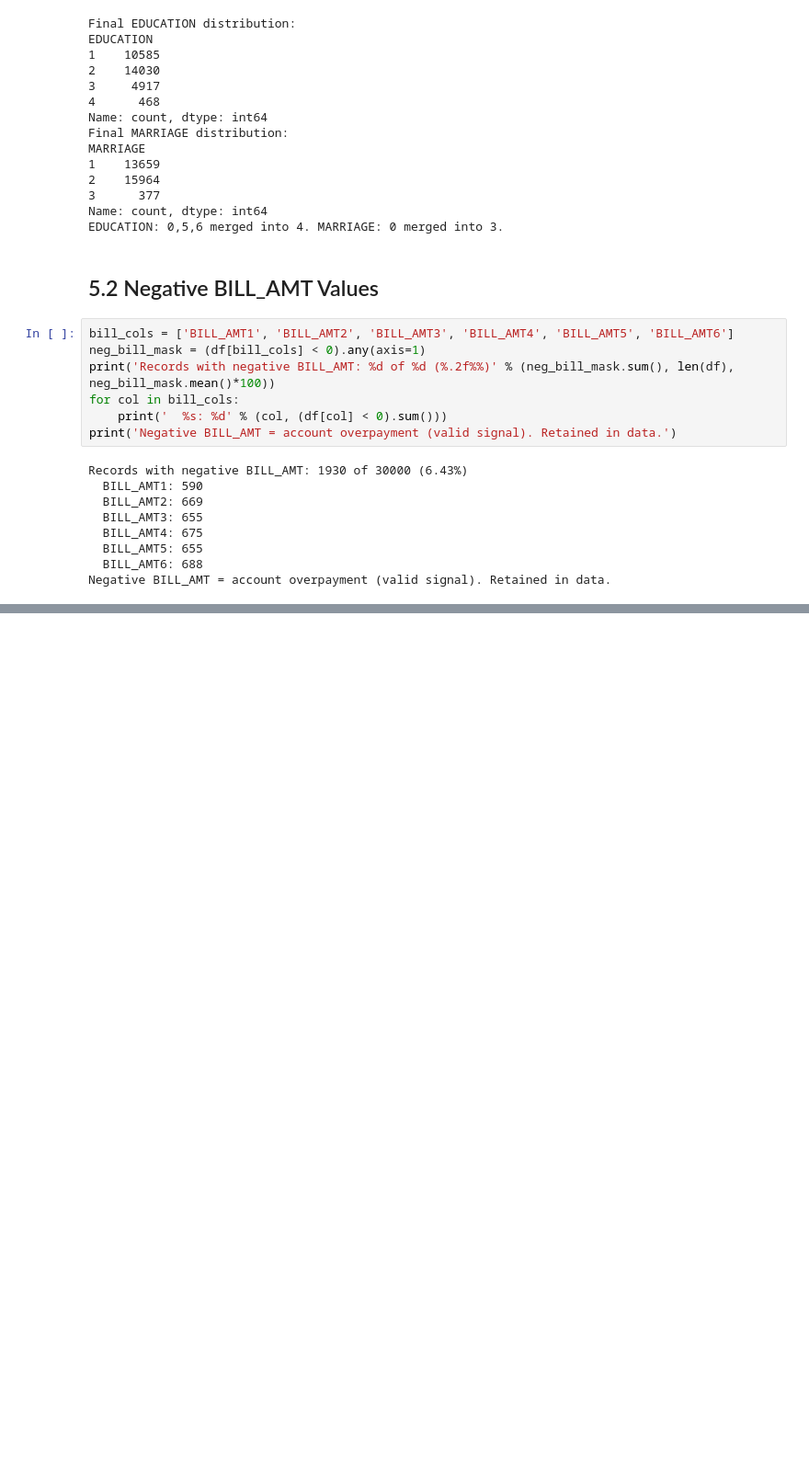
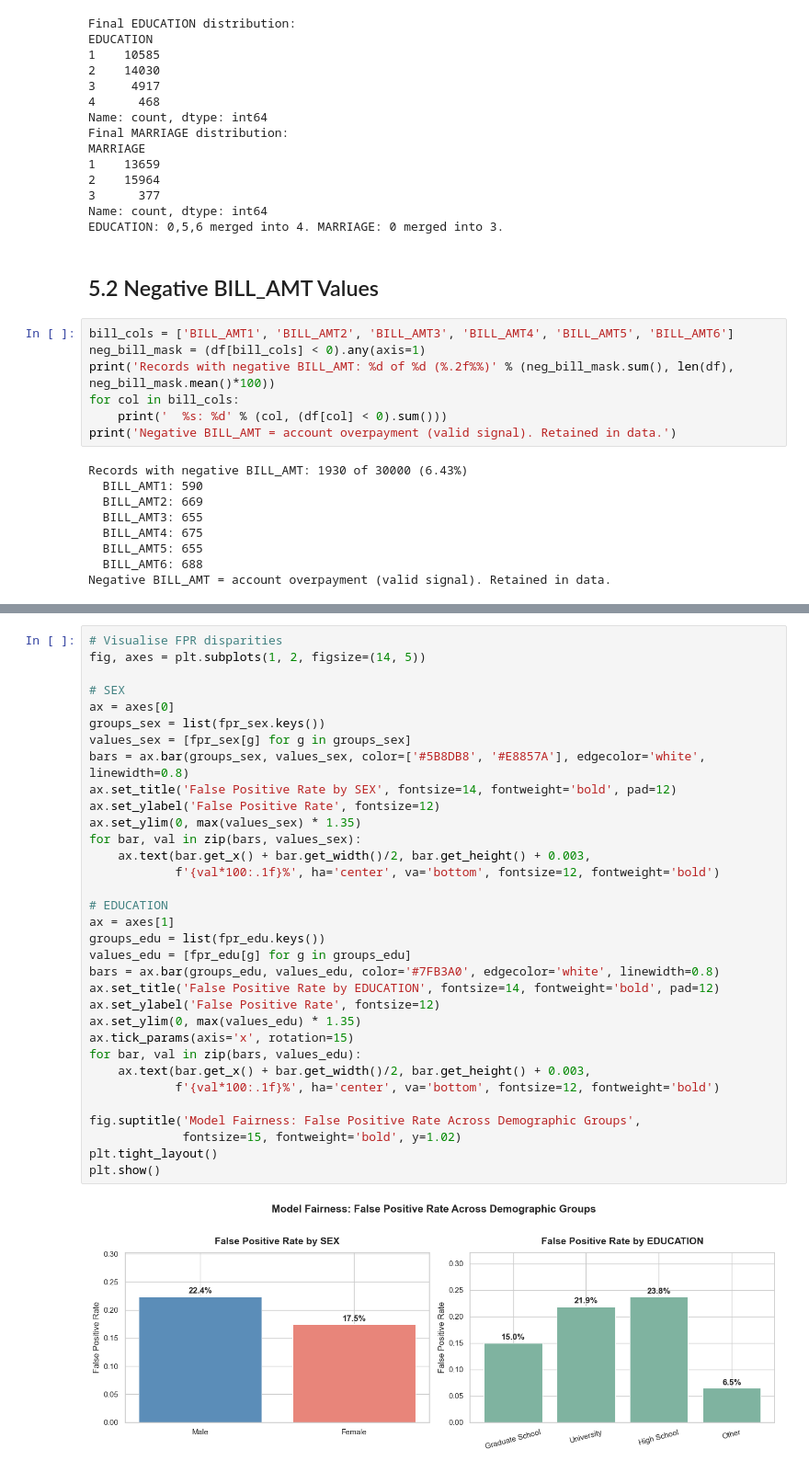
Before and after one commit to Mohd-Saifuddin22/Vitto-analytics, a Jupyter notebook: credit_default_analysis.ipynb, the cells around one changed output, grey strips where cells are left out. Shown at 92% size. Saved outputs shown, nothing was run; the diff lists cells and outputs as text; blank space fills up the shorter version.

```diff
--- a/credit_default_analysis.ipynb
+++ b/credit_default_analysis.ipynb
@@ -610,0 +677,35 @@ Negative BILL_AMT = account overpayment (valid signal). Retained in data.
+# %%
+# Visualise FPR disparities
+fig, axes = plt.subplots(1, 2, figsize=(14, 5))
+
+# SEX
+ax = axes[0]
+groups_sex = list(fpr_sex.keys())
+values_sex = [fpr_sex[g] for g in groups_sex]
+bars = ax.bar(groups_sex, values_sex, color=['#5B8DB8', '#E8857A'], edgecolor='white', linewidth=0.8)
+ax.set_title('False Positive Rate by SEX', fontsize=14, fontweight='bold', pad=12)
+ax.set_ylabel('False Positive Rate', fontsize=12)
+ax.set_ylim(0, max(values_sex) * 1.35)
+for bar, val in zip(bars, values_sex):
+    ax.text(bar.get_x() + bar.get_width()/2, bar.get_height() + 0.003,
+            f'{val*100:.1f}%', ha='center', va='bottom', fontsize=12, fontweight='bold')
+
+# EDUCATION
+ax = axes[1]
+groups_edu = list(fpr_edu.keys())
+values_edu = [fpr_edu[g] for g in groups_edu]
+bars = ax.bar(groups_edu, values_edu, color='#7FB3A0', edgecolor='white', linewidth=0.8)
+ax.set_title('False Positive Rate by EDUCATION', fontsize=14, fontweight='bold', pad=12)
+ax.set_ylabel('False Positive Rate', fontsize=12)
+ax.set_ylim(0, max(values_edu) * 1.35)
+ax.tick_params(axis='x', rotation=15)
+for bar, val in zip(bars, values_edu):
+    ax.text(bar.get_x() + bar.get_width()/2, bar.get_height() + 0.003,
+            f'{val*100:.1f}%', ha='center', va='bottom', fontsize=12, fontweight='bold')
+
+fig.suptitle('Model Fairness: False Positive Rate Across Demographic Groups',
+             fontsize=15, fontweight='bold', y=1.02)
+plt.tight_layout()
+plt.show()
+# %% [output]
+[figure, added]
```
Also changed, not shown: parts of 3 cells of this notebook, 1 other file.
